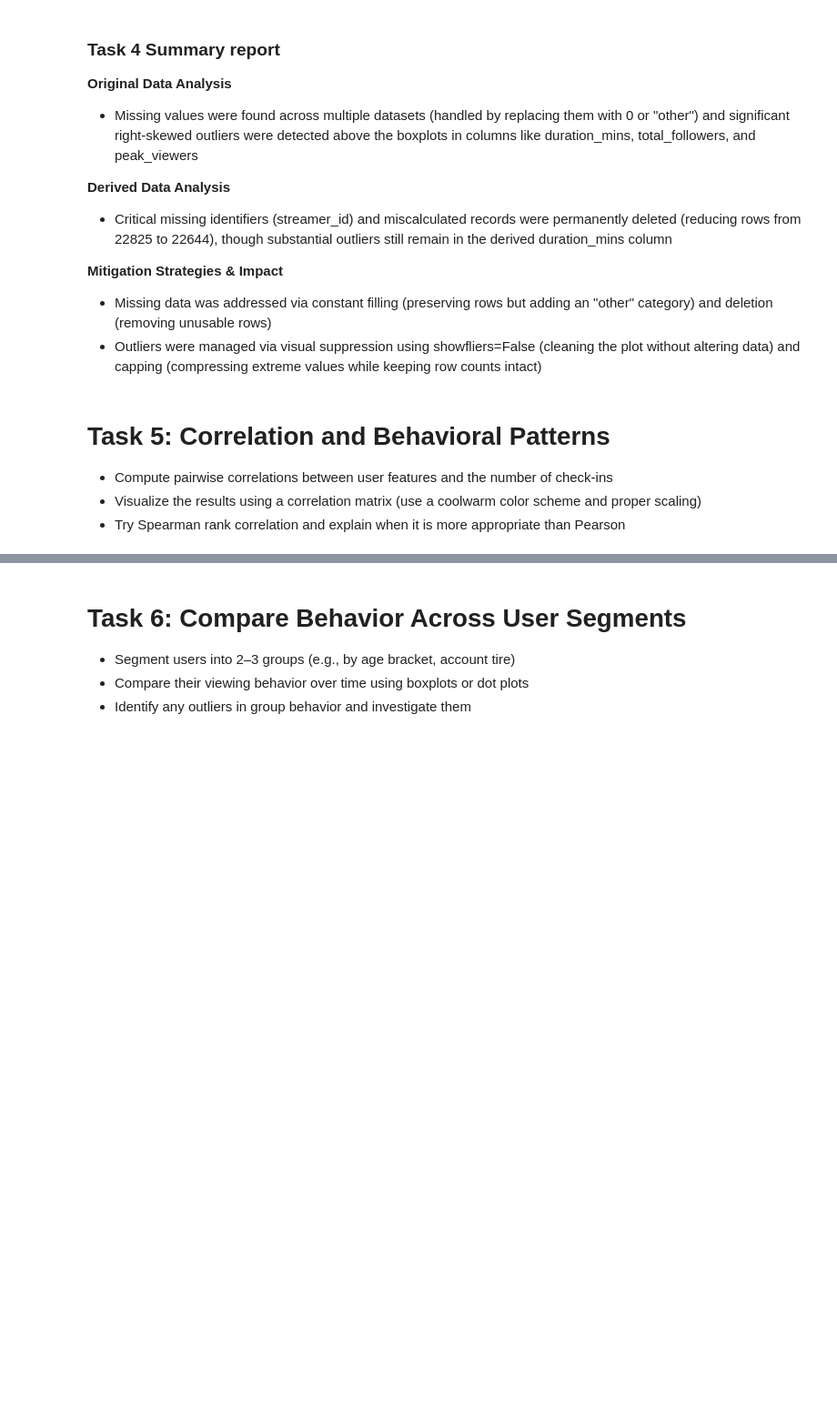
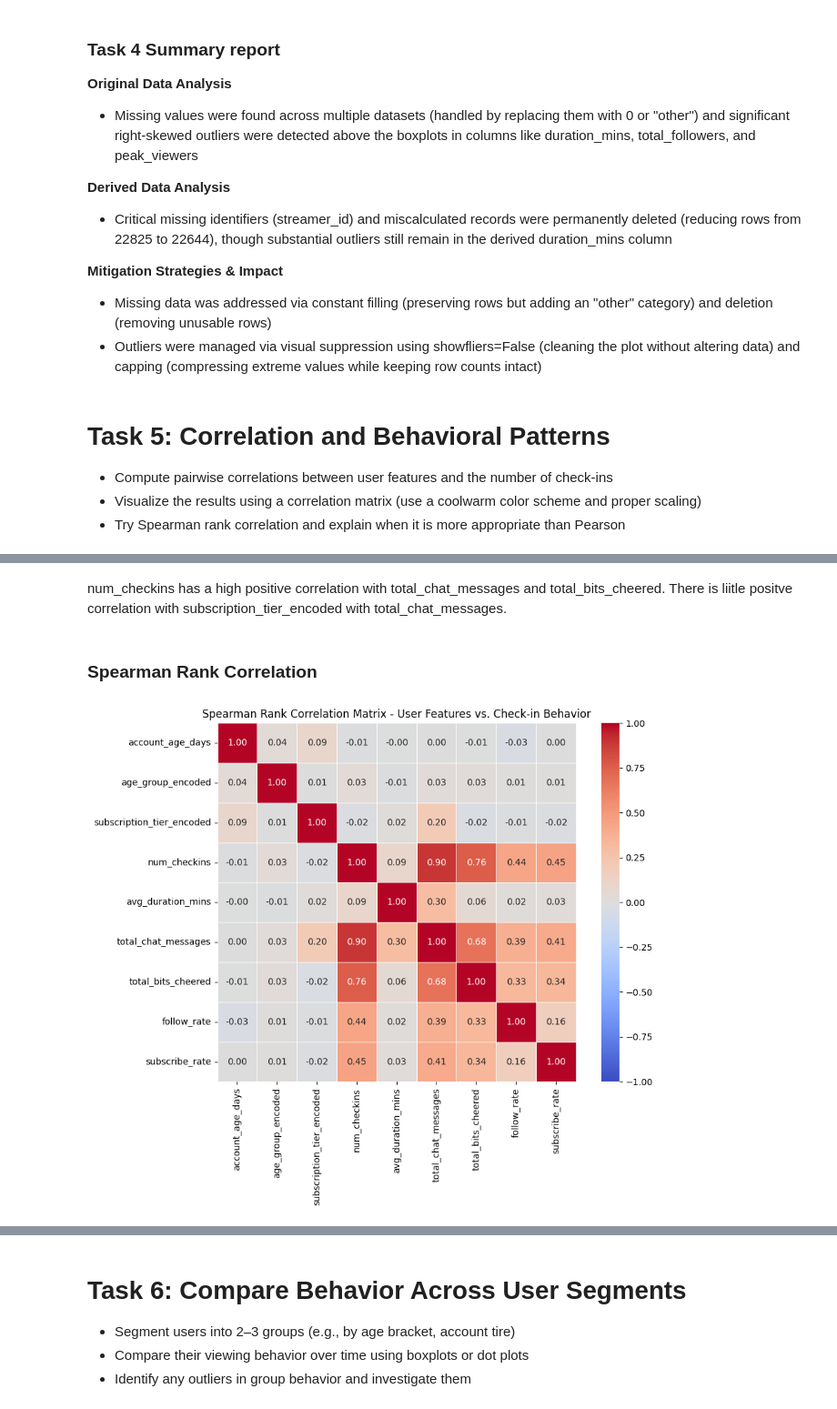
Before and after one commit to ChristianSantos2671/Santos_Christian_A01, a Jupyter notebook: iat461_a1_cs.ipynb, the cells around one changed output, grey strips where cells are left out. Shown at 91% size. Cells and saved outputs as stored; diff of their text form; code cells hidden in the pictures; blank space fills up the shorter version.

```diff
--- a/iat461_a1_cs.ipynb
+++ b/iat461_a1_cs.ipynb
@@ -1351,0 +1420,24 @@ Text(0.5, 1.0, 'duration_mins_capped Boxplot')
+# %% [markdown]
+num_checkins has a high positive correlation with total_chat_messages and total_bits_cheered. There is liitle positve correlation with subscription_tier_encoded with total_chat_messages.
+# %% [markdown]
+### Spearman Rank Correlation
+# %%
+spearman_corr = df_numeric.corr(method="spearman")
+
+fig, ax = plt.subplots(figsize=(10, 8))
+sns.heatmap(
+    spearman_corr,
+    annot=True,
+    fmt=".2f",
+    cmap="coolwarm",
+    vmin=-1,
+    vmax=1,
+    square=True,
+    linewidths=0.5,
+    ax=ax,
+)
+ax.set_title("Spearman Rank Correlation Matrix - User Features vs. Check-in Behavior")
+plt.tight_layout()
+plt.show()
+# %% [output]
+[figure, added]
```
Also changed, not shown: parts of 35 cells of this notebook.
